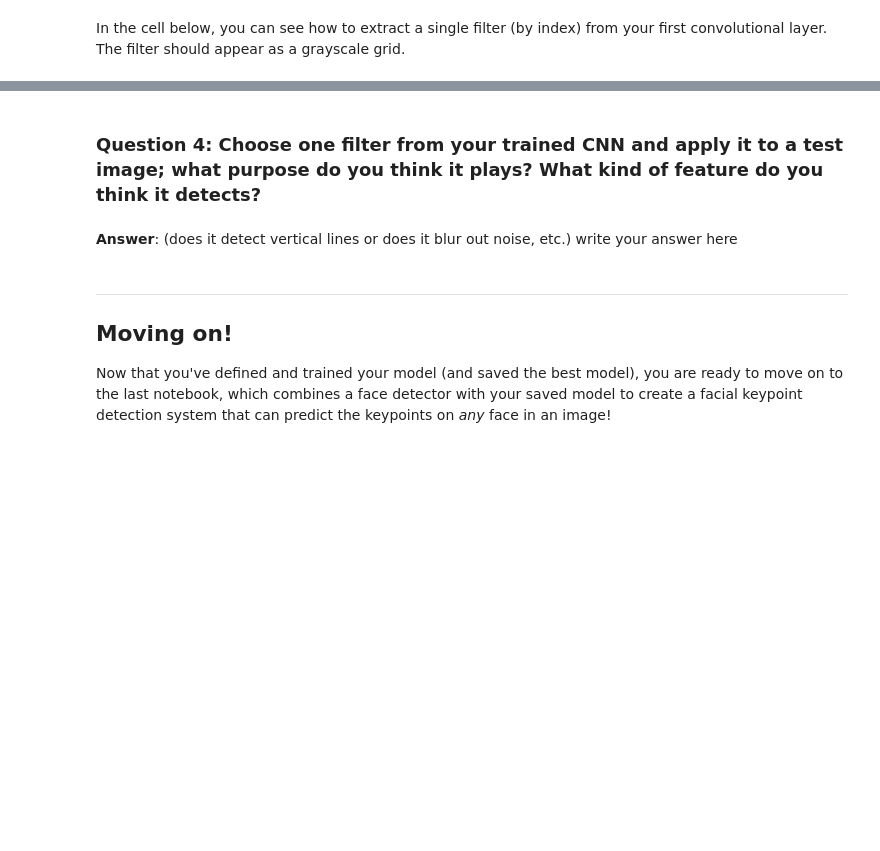
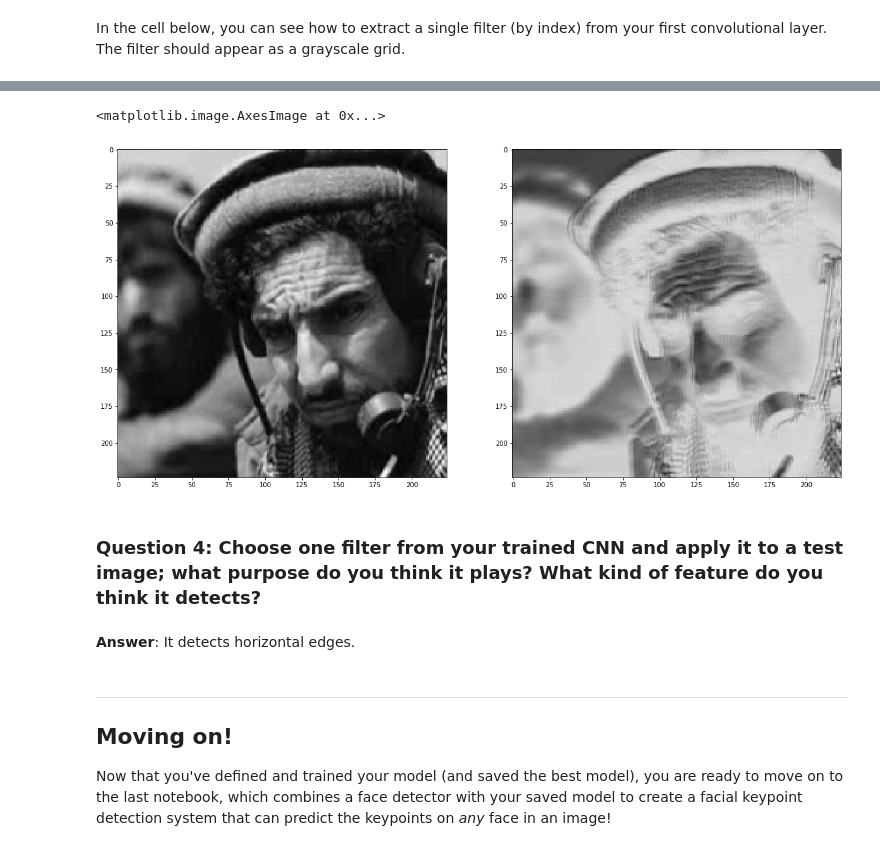
Before and after one commit to MostafaHakam98/Facial-Keypoint-Detection, a Jupyter notebook: 2. Define the Network Architecture.ipynb, the cells around one changed output, grey strips where cells are left out. Drawn from its saved outputs; the diff is of its cells as text; code cells hidden in the pictures; blank space fills up the shorter version.

```diff
--- a/2. Define the Network Architecture.ipynb
+++ b/2. Define the Network Architecture.ipynb
@@ -484,13 +734,29 @@ Next, choose a test image and filter it with one of the convolutional kernels in
 # %%
 ##TODO: load in and display any image from the transformed test dataset
 ## TODO: Using cv's filter2D function,
 ## apply a specific set of filter weights (like the one displayed above) to the test image
 
 import cv2
+
+image = np.squeeze(test_images[2].data)
+image = image.numpy()
+
+f, (ax1, ax2) = plt.subplots(1, 2, figsize = (20, 10))
+
+ax1.imshow(image, cmap = "gray")
+
+filter_index = 2
+myFilter = w[filter_index][0]
+filteredImage = cv2.filter2D(image, -1, myFilter)
+
+ax2.imshow(filteredImage, cmap = "gray")
+# %% [output]
+<matplotlib.image.AxesImage at 0x...>
+[figure, added]
 # %% [markdown]
 ### Question 4: Choose one filter from your trained CNN and apply it to a test image; what purpose do you think it plays? What kind of feature do you think it detects?
-# %% [markdown]
-**Answer**: (does it detect vertical lines or does it blur out noise, etc.) write your answer here
+# %% [markdown]
+**Answer**: It detects horizontal edges.
 # %% [markdown]
 ---
 ## Moving on!
```
Also changed, not shown: parts of 9 cells of this notebook.
